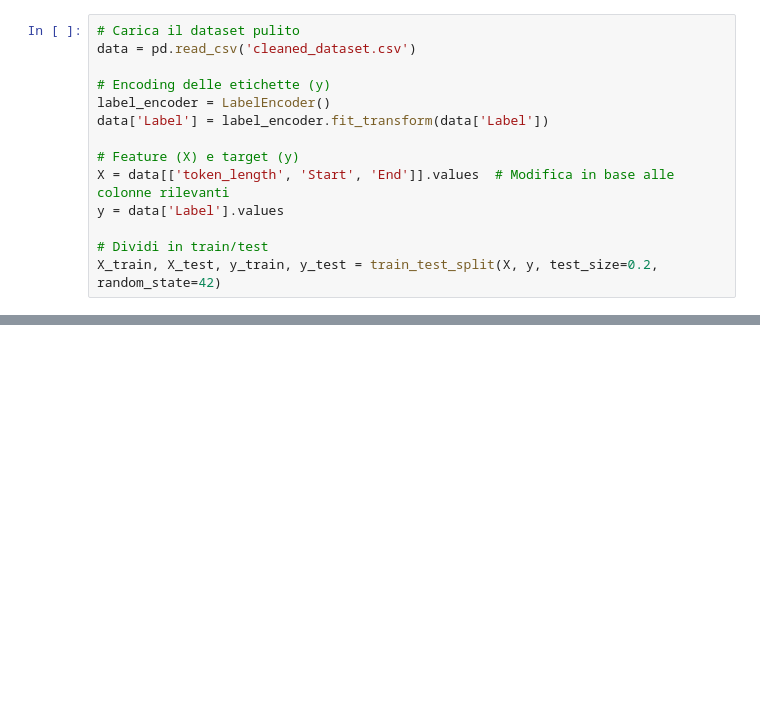
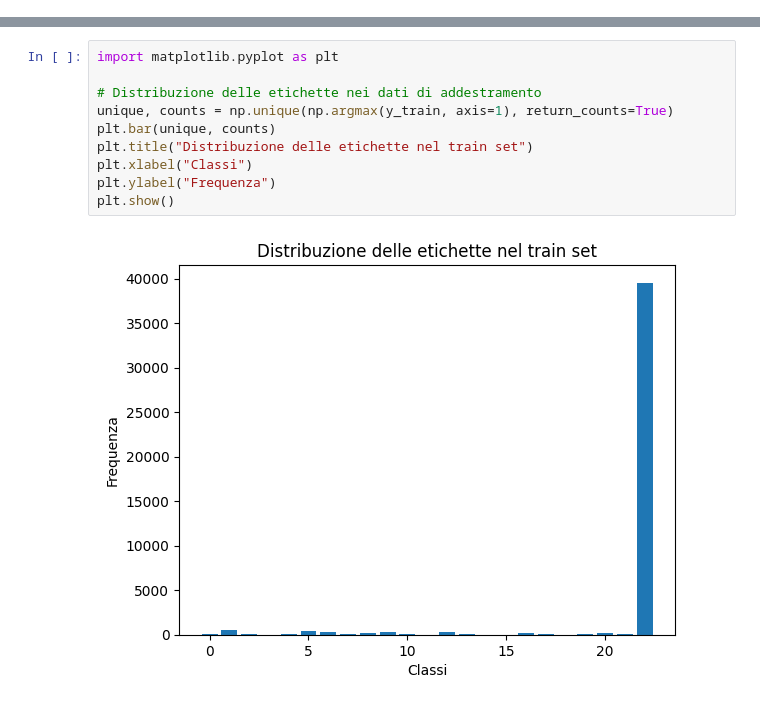
Before and after one commit to matdcp/Data-dreamers-, a Jupyter notebook: NEURAL.ipynb, the cells around one changed output, grey strips where cells are left out. Saved outputs shown, nothing was run; the diff lists cells and outputs as text; blank space fills up the shorter version.

```diff
--- a/NEURAL.ipynb
+++ b/NEURAL.ipynb
@@ -110,14 +321,0 @@ from tensorflow.keras.layers import Dense, Dropout
-# %%
-# Carica il dataset pulito
-data = pd.read_csv('cleaned_dataset.csv')
-
-# Encoding delle etichette (y)
-label_encoder = LabelEncoder()
-data['Label'] = label_encoder.fit_transform(data['Label'])
-
-# Feature (X) e target (y)
-X = data[['token_length', 'Start', 'End']].values  # Modifica in base alle colonne rilevanti
-y = data['Label'].values
-
-# Dividi in train/test
-X_train, X_test, y_train, y_test = train_test_split(X, y, test_size=0.2, random_state=42)
@@ -184,0 +385,12 @@ plt.show()
+# %%
+import matplotlib.pyplot as plt
+
+# Distribuzione delle etichette nei dati di addestramento
+unique, counts = np.unique(np.argmax(y_train, axis=1), return_counts=True)
+plt.bar(unique, counts)
+plt.title("Distribuzione delle etichette nel train set")
+plt.xlabel("Classi")
+plt.ylabel("Frequenza")
+plt.show()
+# %% [output]
+[figure, added]
```
Also changed, not shown: parts of 33 cells of this notebook.
